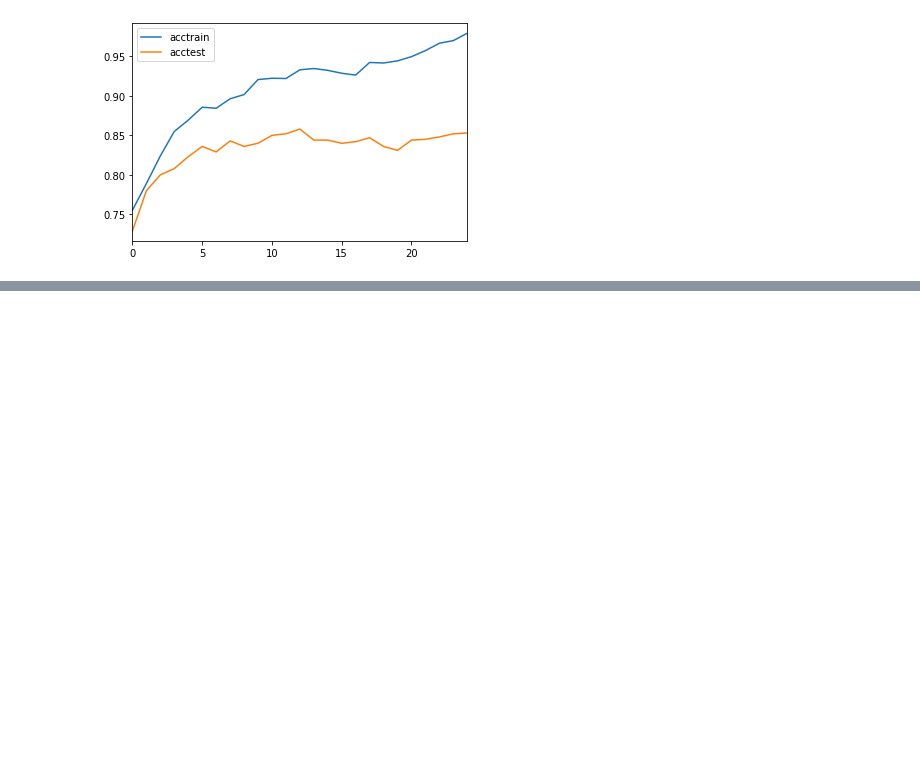
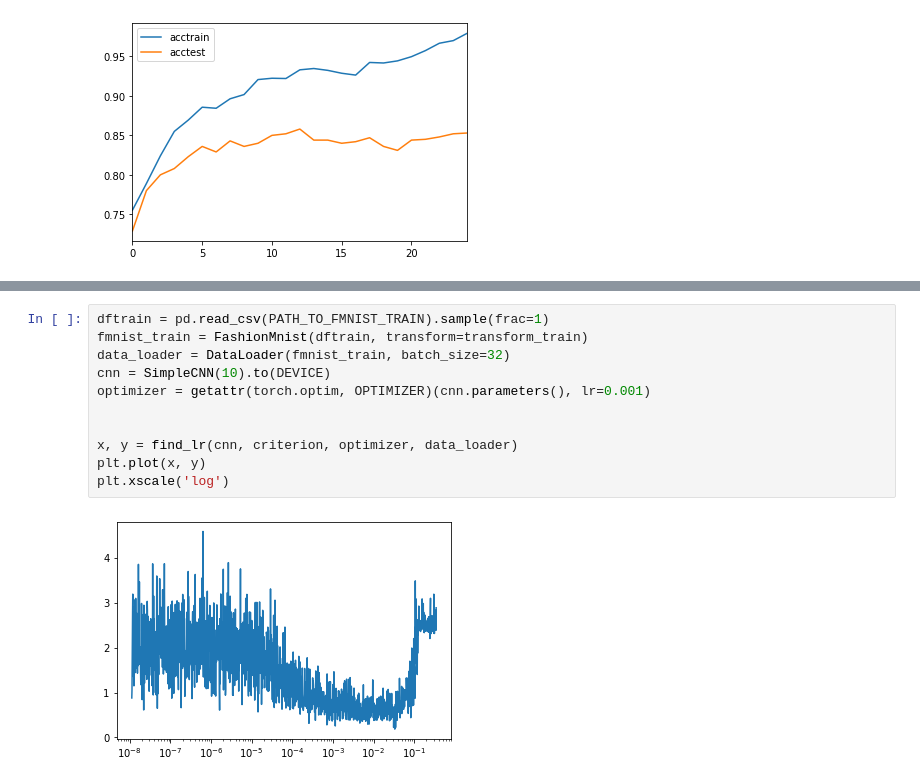
Before and after one commit to i008/dsr-pytorch, a Jupyter notebook: 5.1-pytorch-fmnist.ipynb, the cells around one changed output, grey strips where cells are left out. Saved outputs shown, nothing was run; the diff lists cells and outputs as text; blank space fills up the shorter version.

```diff
--- a/5.1-pytorch-fmnist.ipynb
+++ b/5.1-pytorch-fmnist.ipynb
@@ -434,0 +418,13 @@ tensor(2.1770, device='cuda:0', grad_fn=<NllLossBackward>)
+# %%
+dftrain = pd.read_csv(PATH_TO_FMNIST_TRAIN).sample(frac=1)
+fmnist_train = FashionMnist(dftrain, transform=transform_train)
+data_loader = DataLoader(fmnist_train, batch_size=32)
+cnn = SimpleCNN(10).to(DEVICE)
+optimizer = getattr(torch.optim, OPTIMIZER)(cnn.parameters(), lr=0.001)
+
+
+x, y = find_lr(cnn, criterion, optimizer, data_loader)
+plt.plot(x, y)
+plt.xscale('log')
+# %% [output]
+[figure, added]
```
Also changed, not shown: parts of 9 cells of this notebook, 2 other files.
